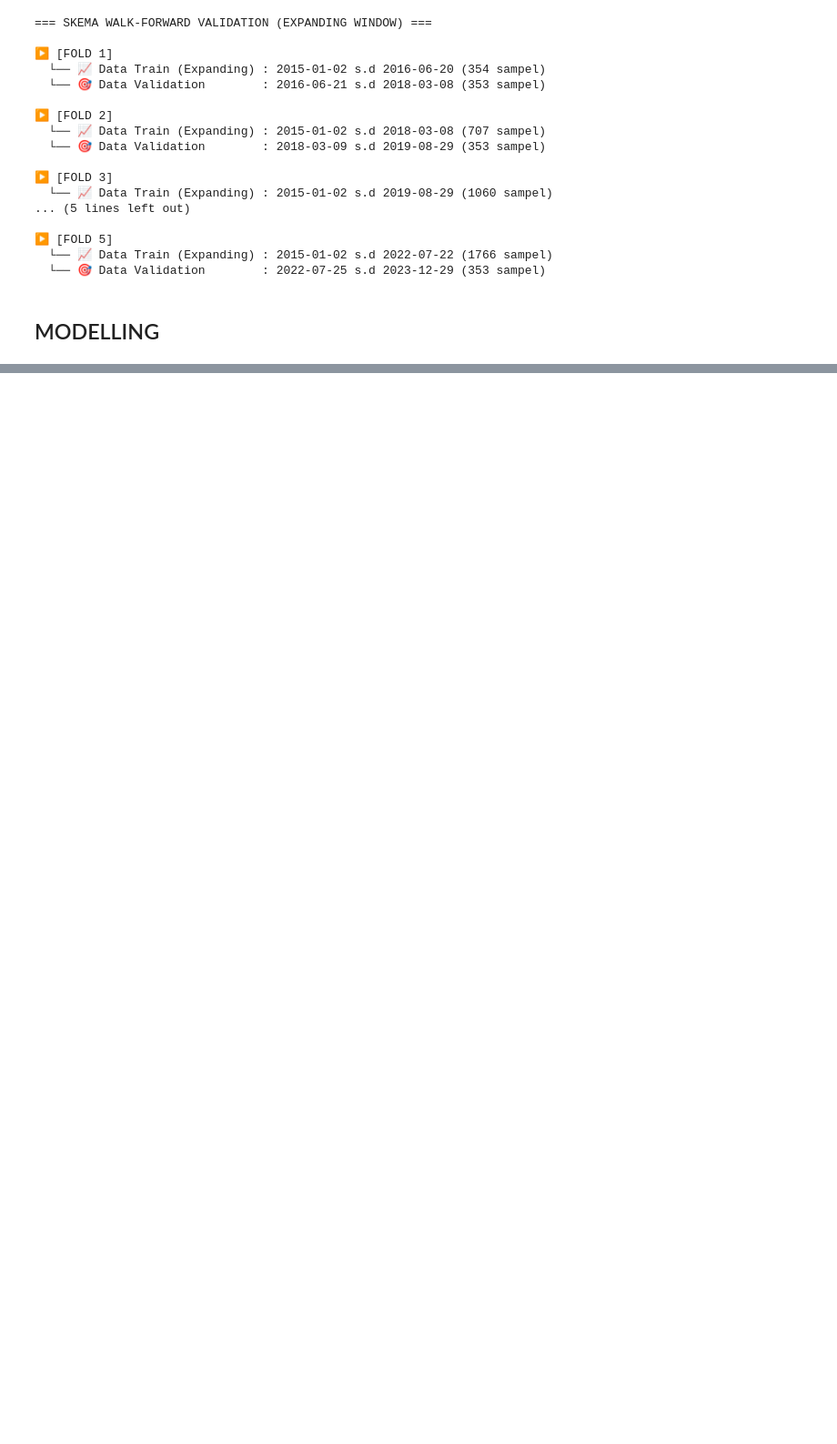
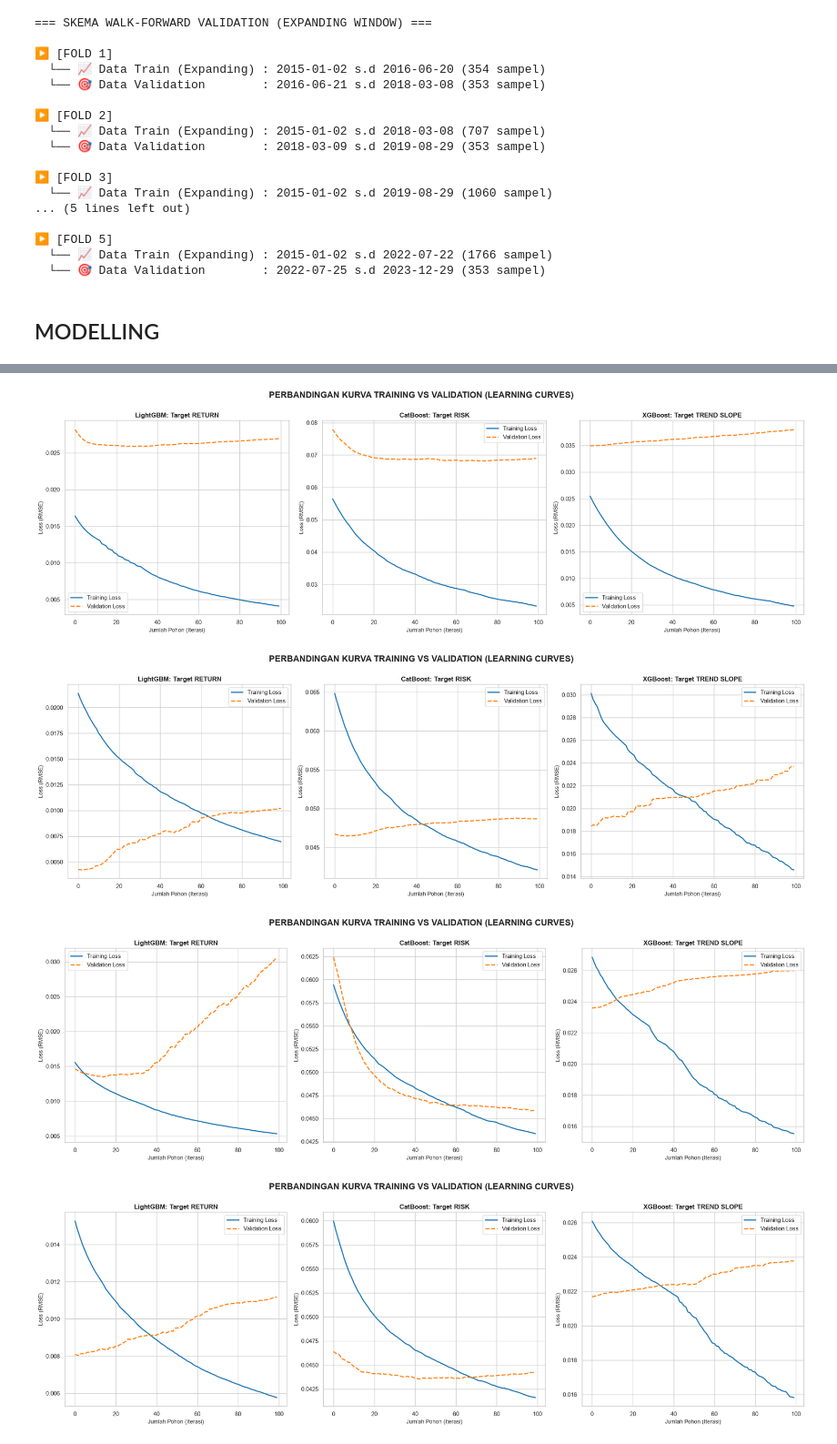
Before and after one commit to adilagagagah/stock-forecasting, a Jupyter notebook: notebook/main.ipynb, the cells around one changed output, grey strips where cells are left out. Shown at 91% size. Saved outputs shown, nothing was run; the diff lists cells and outputs as text; code cells hidden in the pictures; blank space fills up the shorter version.

```diff
--- a/notebook/main.ipynb
+++ b/notebook/main.ipynb
@@ -232,0 +405,13 @@ for train_index, val_index in tscv.split(X_in_sample):
+# %%
+# Model Tree-Based untuk variabel kontinu (tidak butuh scaling)
+model_return = LGBMRegressor(n_estimators=100, learning_rate=0.05, random_state=42, verbose=-1)
+model_risk = CatBoostRegressor(iterations=100, learning_rate=0.05, random_seed=42, verbose=0, loss_function='RMSE')
+model_slope = XGBRegressor(n_estimators=100, learning_rate=0.05, random_state=42)
+
+# Model Regresi Linear untuk hitungan waktu (butuh feature scaling)
+# alpha adalah parameter regularisasi L2 untuk menstabilkan prediksi
+model_day_max = PoissonRegressor(alpha=1e-3, max_iter=1000)
+model_day_min = PoissonRegressor(alpha=1e-3, max_iter=1000)
+
+# Fungsi standarisasi
+scaler = StandardScaler()
@@ -232,0 +501,51 @@ for train_index, val_index in tscv.split(X_in_sample):
+# %%
+N_FOLDS = 5
+tscv = TimeSeriesSplit(n_splits=N_FOLDS)
+
+for train_index, val_index in tscv.split(X_in_sample):
+    X_tr, X_va = X_in_sample.iloc[train_index], X_in_sample.iloc[val_index]
+    y_tr, y_va = y_in_sample.iloc[train_index], y_in_sample.iloc[val_index]
+
+    # A. LightGBM (Target: return)
+    model_return.fit(
+        X_tr, y_tr['return'],
+        eval_set=[(X_tr, y_tr['return']), (X_va, y_va['return'])],
+        eval_names=['train', 'valid']
+    )
+    lgb_history = model_return.evals_result_
+    lgb_train_data = lgb_history['train']['l2']
+    lgb_val_data = lgb_history['valid']['l2']
+
+    # B. CatBoost (Target: risk)
+    model_risk.fit(
+        X_tr, y_tr['risk'],
+        eval_set=[(X_tr, y_tr['risk']), (X_va, y_va['risk'])], # Menggunakan list agar penamaan konsisten
+        verbose=False
+    )
+    cat_history = model_risk.get_evals_result()
+    cat_train_data = cat_history['learn']['RMSE']
+    cat_val_data = cat_history['validation_1']['RMSE']
+
+    # C. XGBoost (Target: trend_slope)
+    model_slope.fit(
+        X_tr, y_tr['trend_slope'],
+        eval_set=[(X_tr, y_tr['trend_slope']), (X_va, y_va['trend_slope'])],
+        verbose=False
+    )
+    xgb_history = model_slope.evals_result()
+    xgb_train_data = xgb_history['validation_0']['rmse']
+    xgb_val_data = xgb_history['validation_1']['rmse']
+
+    comparison_chart(first_data_list=[lgb_train_data, cat_train_data, xgb_train_data],
+                        second_data_list=[lgb_val_data, cat_val_data, xgb_val_data],
+                        first_label_list=['Training Loss', 'Training Loss', 'Training Loss'],
+                        second_label_list=['Validation Loss', 'Validation Loss', 'Validation Loss'],
+                        title_list=['LightGBM: Target RETURN', 'CatBoost: Target RISK', 'XGBoost: Target TREND SLOPE'],
+                        set_xlabel_list=['Jumlah Pohon (Iterasi)', 'Jumlah Pohon (Iterasi)', 'Jumlah Pohon (Iterasi)'],
+                        set_ylabel_list=['Loss (RMSE)', 'Loss (RMSE)', 'Loss (RMSE)'],
+                        suptitle='PERBANDINGAN KURVA TRAINING VS VALIDATION (LEARNING CURVES)')
+# %% [output]
+[figure, added]
+[figure, added]
+[figure, added]
+[figure, added]
```
Also changed, not shown: parts of 17 cells of this notebook, 1 other file.
